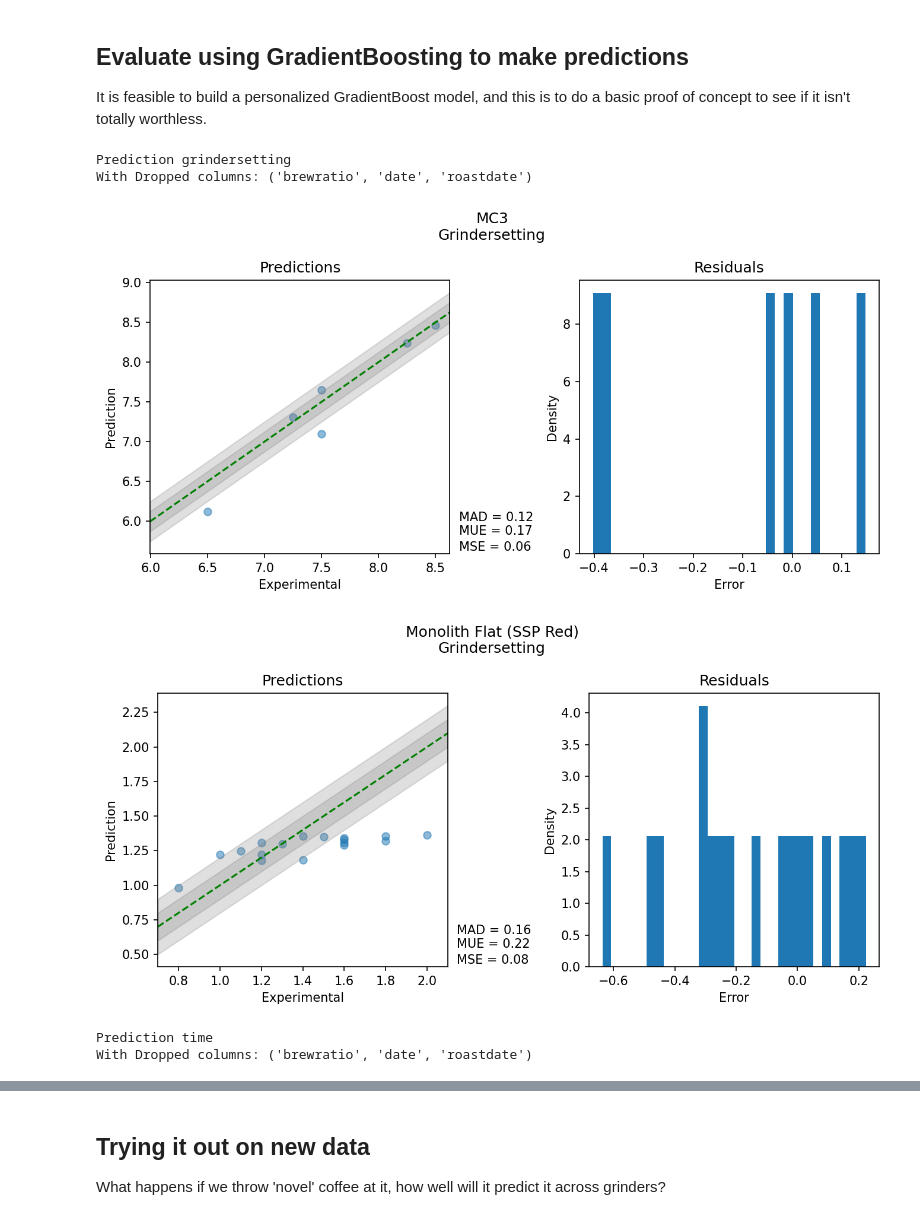
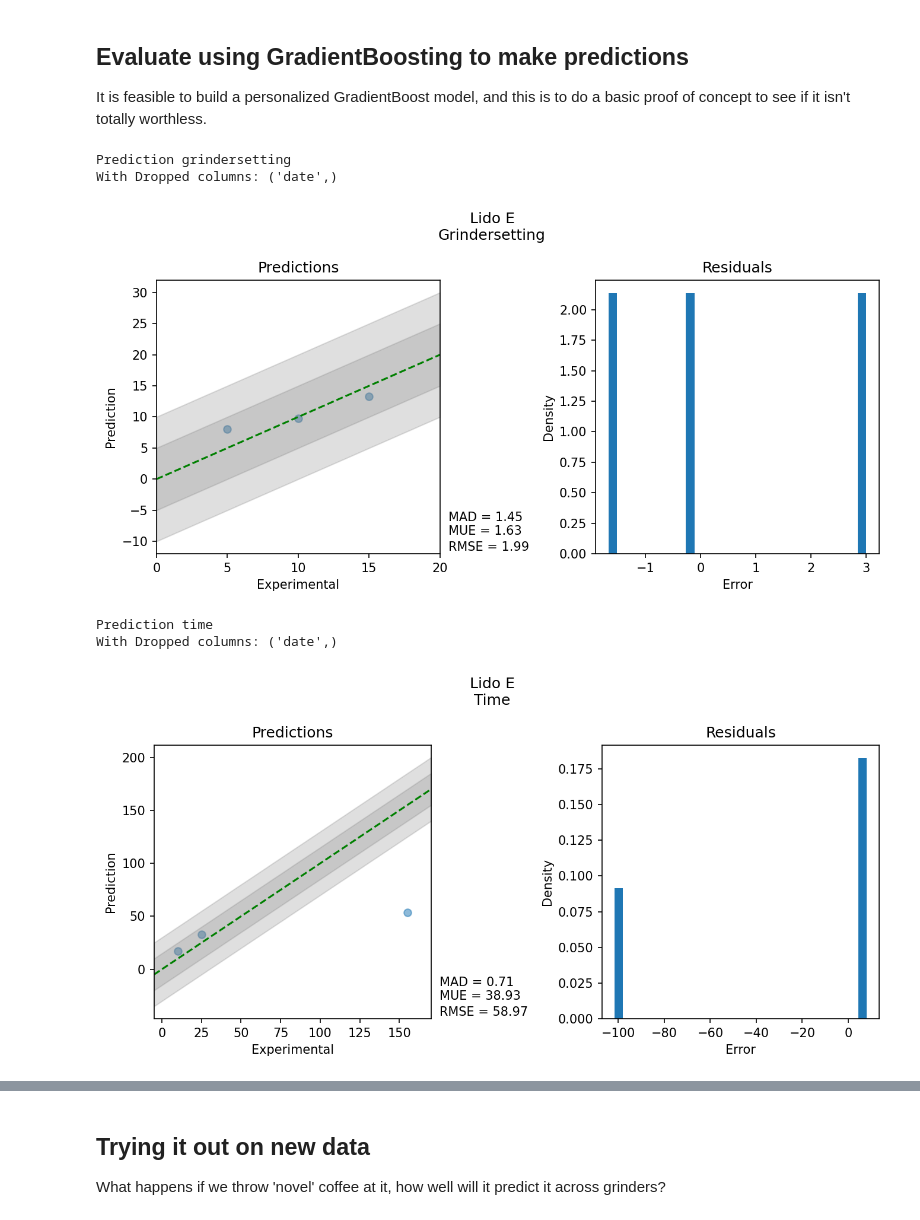
Before and after one commit to badisa/optpresso, a Jupyter notebook: notebooks/alternative_models.ipynb, the cells around one changed output, grey strips where cells are left out. Cells and saved outputs as stored; diff of their text form; code cells hidden in the pictures.

```diff
--- a/notebooks/alternative_models.ipynb
+++ b/notebooks/alternative_models.ipynb
@@ -51,13 +51,13 @@ def prepare_dataframe(df):
     invalid_indices = df[df["time"].isna()].index
     df.drop(invalid_indices, inplace=True)
     df = df[pd.to_numeric(df["grindersetting"], errors="coerce").notnull()]
-    df["roastdate"] = pd.to_datetime(
+    roast_date = pd.to_datetime(
         df.roastdate, infer_datetime_format=True, utc=True
     ).map(convert_datetime_to_epoch_time)
     df["date"] = pd.to_datetime(df.date, infer_datetime_format=True, utc=True).map(
         convert_datetime_to_epoch_time
     )
-    df["timesinceroast"] = convert_epoch_to_days(df["date"] - df["roastdate"])
+    df["timesinceroast"] = convert_epoch_to_days(df["date"] - roast_date)
     df["grindersetting"] = df["grindersetting"].astype(np.float64)
     df[["roaster", "coffee"]] = df["coffee"].str.lower().str.split("-", 1, expand=True)
     df["coffee"] = df["coffee"].astype(str).replace("None", "").str.strip()
@@ -67,18 +67,13 @@ def prepare_dataframe(df):
     )
     df["roaster"] = df["roaster"].astype(str).replace("None", "").str.strip()
     df["brewratio"] = df["output"] / df["coffeegrams"]
+    df["roastdate"] = df["roastdate"].fillna("").str.strip()
     return df
 # %%
 df = dataframe_from_csv(DATA_DOWNLOAD_URL)
 df = prepare_dataframe(df)
 
-encoded_cols = ("grinder", "coffee", "roaster", "machine", "machineprofile", "coffee_words")
-
-for col in find_columns_to_drop(df):
-    if col in encoded_cols:
-        continue
-    print("Dropping", col)
-    df = df.drop(col, axis=1)
+encoded_cols = ("grinder", "coffee", "roaster", "machine", "machineprofile", "coffee_words", "roastdate")
 
 encs = {}
 for col in encoded_cols:
@@ -98,7 +93,8 @@ for col in encoded_cols:
         encoder = MultiLabelBinarizer()
         encoder.fit(df[col].values)
     else:
-        raise TypeError("Unknown type for encoding", type(df[col].values[0]))
+        print(df[col])
+        raise TypeError("Unknown type for encoding", col, type(df[col].values[0]))
     encs[col] = encoder
 
 # Drop fields that aren't going to be encoded or are a pandas type
@@ -109,6 +105,12 @@ for field in df.columns:
         print("Dropping", field)
         df = df.drop([field], axis=1)
 
+for col in find_columns_to_drop(df):
+    if col in encoded_cols:
+        continue
+    print("Dropping", col)
+    df = df.drop(col, axis=1)
+
 for col in ["arbitraryrating1-10"]:
     if col in df.columns:
         print("Dropping", col)
@@ -141,7 +144,7 @@ def resample_field(
             continue
         std = np.std(subdf[field])
         if not np.isfinite(std) or std == 0.0:
-            std = 0.005
+            std = 0.001
         else:
             std /= 2.0
         to_return = pd.concat([subdf] * samples)
@@ -171,11 +174,9 @@ def plot_grinder_predictions(grinder: str, prediction_field: str, y, y_pred):
     fig.suptitle(f"{grinder}\n{prediction_field.title()}")
     grinder_df = df[df.grinder == grinder]
     min_grinder_difference = get_min_difference(grinder_df, prediction_field)
-
     ax.scatter(
         y,
         y_pred,
-        marker="o",
         alpha=0.5,
     )
     lowest_point = min(np.min(y), np.min(y_pred)) - min_grinder_difference
@@ -199,7 +200,7 @@ def plot_grinder_predictions(grinder: str, prediction_field: str, y, y_pred):
             alpha=0.25
         )
     ax.annotate(
-        "MSE = {:.2f}".format(mean_squared_error(y, y_pred)),
+        "RMSE = {:.2f}".format(np.sqrt(mean_squared_error(y, y_pred))),
         (1.03, 0.01),
         xycoords="axes fraction",
     )
@@ -223,45 +224,44 @@ def plot_grinder_predictions(grinder: str, prediction_field: str, y, y_pred):
     return fig
 # %%
 # Samples values for the training set
-enhance_sample = True
+enhance_sample = False
 
-estimators = 200
-num_days = 7
+estimators = 1000
+num_days = 4
 days_in_seconds = 24 * 60 * 60 * num_days
 data = df.copy()
 latest_date = data.date.max()
 # Training data is everything num_days before the most recent pull
 train = data[data.date < latest_date - days_in_seconds]
 test = data.drop(train.index)
 
 if enhance_sample:
-    sampled_coffee = resample_field(train, "coffeegrams", ["grinder", "coffee"])
+    sampled_coffee = resample_field(train, "coffeegrams", ["grinder"])
     sampled_output = resample_field(
-        train, "output", ["machine", "machineprofile", "grinder", "coffee"]
+        train, "output", ["machine", "machineprofile"]
     )
-    train = pd.concat([train, sampled_coffee, sampled_output])
+    train = pd.concat([train, sampled_output])
 for prediction_field in ["grindersetting", "time"]:
     print("Prediction", prediction_field)
-    for dropped in [("brewratio", "date", "roastdate")]:
+    for dropped in [("date",)]:
         print("With Dropped columns:", dropped)
         x, y = prepare_df_for_modeling(
             train, prediction_field, drop_cols=dropped, encoders=encs
         )
         regr = construct_regressor(estimators=estimators)
         regr.fit(x, y)
         for grinder in test.grinder.unique():
             grinder_test = test[test.grinder == grinder]
             x_test, y_test = prepare_df_for_modeling(
                 grinder_test, prediction_field, drop_cols=dropped, encoders=encs
             )
             yfit = regr.predict(x_test)
             plot_grinder_predictions(grinder, prediction_field, y_test, yfit)
             plt.show()
-        del regr
 # %% [output]
 Prediction grindersetting
-With Dropped columns: ('brewratio', 'date', 'roastdate')
+With Dropped columns: ('date',)
-[figure, old version]
+[figure, new version]
+Prediction time
+With Dropped columns: ('date',)
-[figure, old version]
+[figure, new version]
-Prediction time
-With Dropped columns: ('brewratio', 'date', 'roastdate')
```
Also changed, not shown: parts of 12 cells of this notebook, 1 other file.
